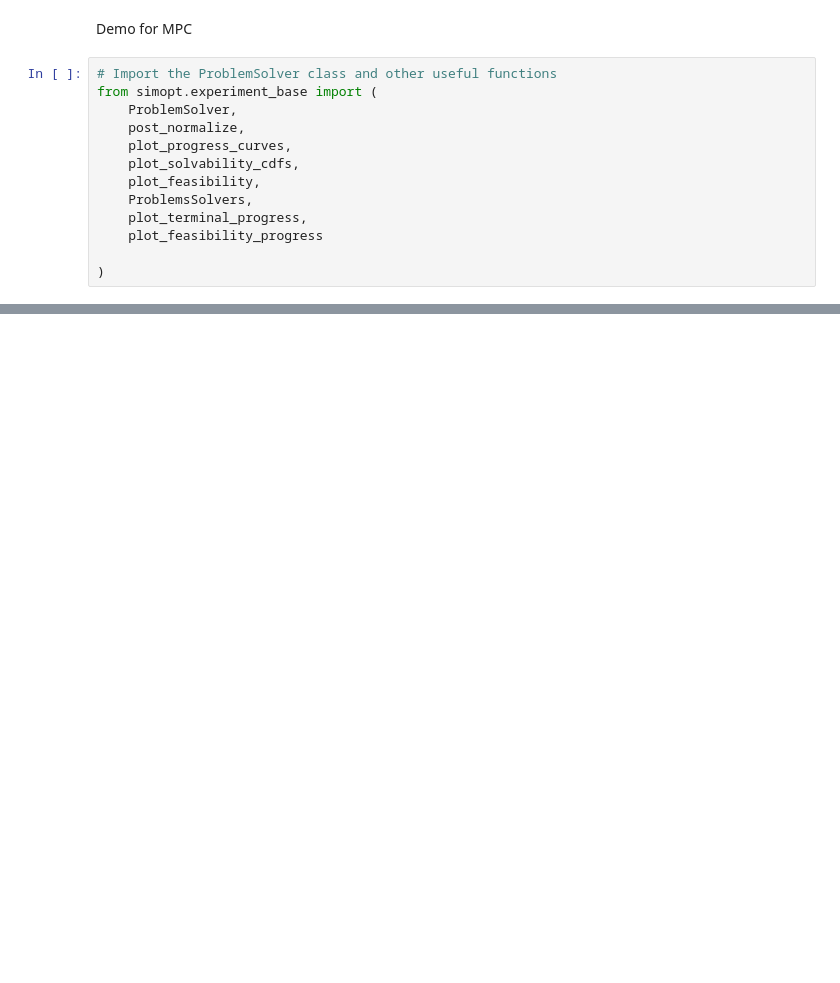
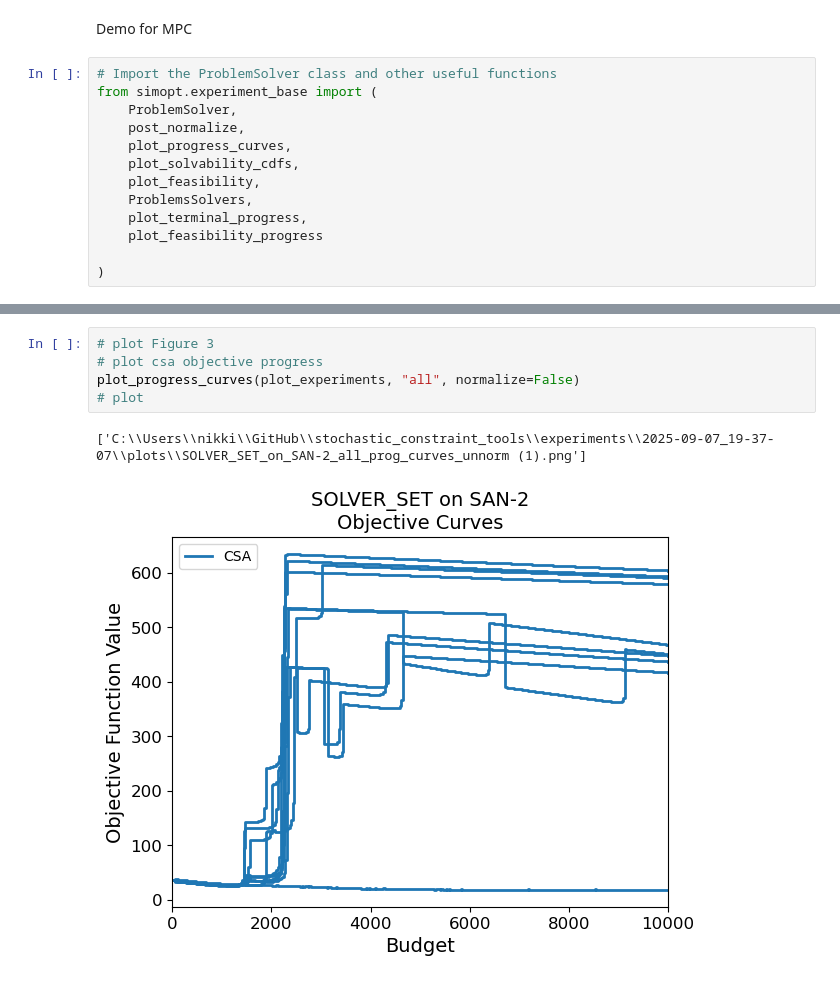
Before and after one commit to nicolefelice/stochastic_constraint_tools, a Jupyter notebook: mpc_demo.ipynb, the cells around one changed output, grey strips where cells are left out. Cells and saved outputs as stored; diff of their text form; blank space fills up the shorter version.

```diff
--- a/mpc_demo.ipynb
+++ b/mpc_demo.ipynb
@@ -20,0 +128,8 @@ ImportError: cannot import name 'FCSA' from 'simopt.solvers.fcsa' (C:\Users\nikk
+# %%
+# plot Figure 3
+# plot csa objective progress
+plot_progress_curves(plot_experiments, "all", normalize=False)
+# plot
+# %% [output]
+['C:\\Users\\nikki\\GitHub\\stochastic_constraint_tools\\experiments\\2025-09-07_19-37-07\\plots\\SOLVER_SET_on_SAN-2_all_prog_curves_unnorm (1).png']
+[figure, added]
```
Also changed, not shown: parts of 12 cells of this notebook, 1 other file.
